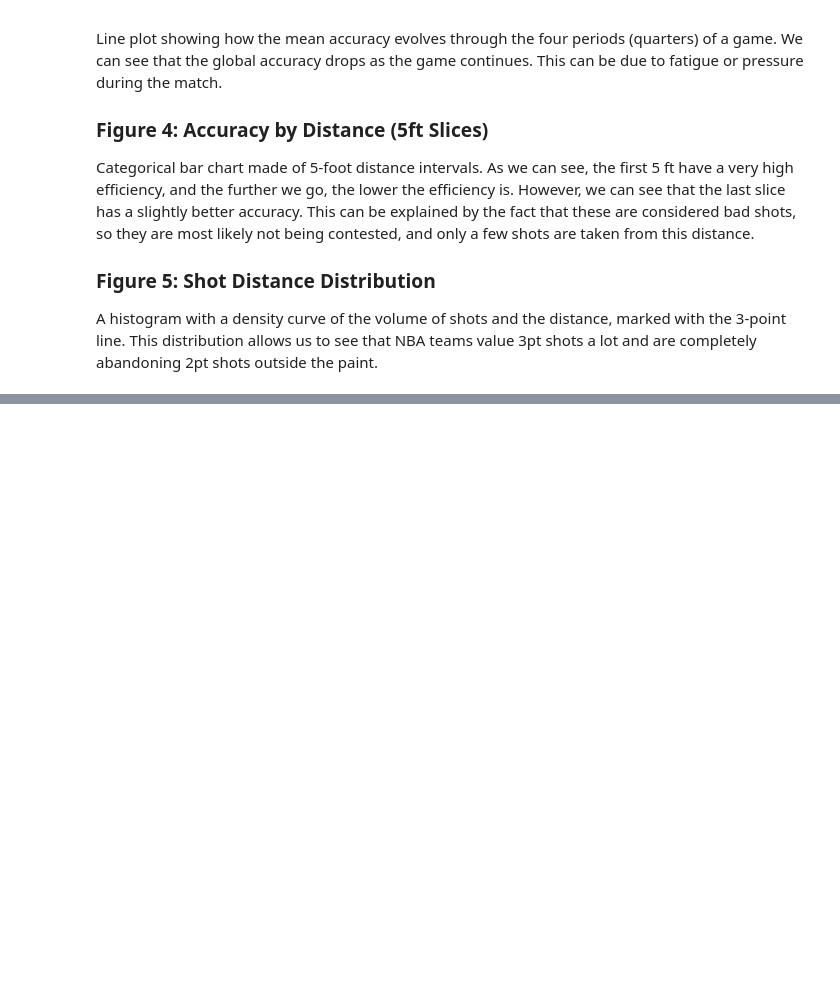
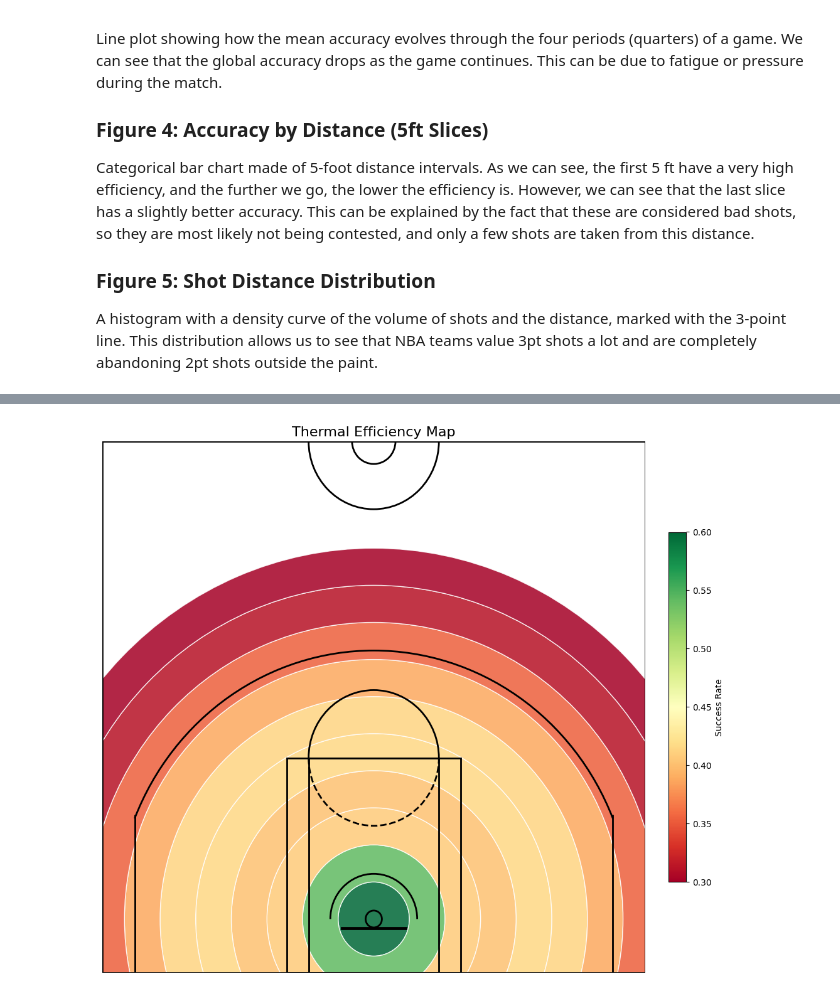
Before and after one commit to Emsamax/intro_data_science, a Jupyter notebook: project2nd_part/Martin_NERON_project2.ipynb, the cells around one changed output, grey strips where cells are left out. Saved outputs shown, nothing was run; the diff lists cells and outputs as text; code cells hidden in the pictures; blank space fills up the shorter version.

```diff
--- a/project2nd_part/Martin_NERON_project2.ipynb
+++ b/project2nd_part/Martin_NERON_project2.ipynb
@@ -306,0 +346,72 @@ plt.show()
+# %%
+# draw court
+
+from matplotlib.patches import Circle, Rectangle, Arc, Wedge
+import matplotlib.cm as cm
+import matplotlib.colors as mcolors
+import numpy as np
+def draw_court_arcs(df, ax=None):
+    if ax is None: ax = plt.gca()
+
+    # 1m = 3.28 foot
+    bin_width_ft = 3.28
+    bins = np.arange(0, 30 + bin_width_ft, bin_width_ft)
+
+    data = df.copy()
+    data['DIST_BIN'] = pd.cut(data['SHOT_DIST'], bins=bins, labels=False)
+    arc_stats = data.groupby('DIST_BIN')['SHOT_RESULT_BIN'].mean().reset_index()
+
+    # Drawing of arc
+    court_boundary = Rectangle((-250, -47.5), 500, 470, transform=ax.transData)
+    cmap = plt.get_cmap('RdYlGn')
+    norm = mcolors.Normalize(vmin=0.30, vmax=0.60)
+    SCALE = 10
+
+    for index, row in arc_stats.iterrows():
+        if pd.isna(row['SHOT_RESULT_BIN']): continue
+        r_inner = (row['DIST_BIN'] * bin_width_ft) * SCALE
+        r_outer = ((row['DIST_BIN'] + 1) * bin_width_ft) * SCALE
+        width = r_outer - r_inner
+        c = cmap(norm(row['SHOT_RESULT_BIN']))
+
+        wedge = Wedge(center=(0, 0), r=r_outer, theta1=0, theta2=360, width=width,
+                      facecolor=c, edgecolor='white', alpha=0.85, zorder=0)
+        wedge.set_clip_path(court_boundary)
+        ax.add_patch(wedge)
+
+    # Legend
+    sm = cm.ScalarMappable(cmap=cmap, norm=norm)
+    sm.set_array([])
+    if not hasattr(ax, 'cbar_added'):
+        cbar = plt.colorbar(sm, ax=ax, fraction=0.03, pad=0.04)
+        cbar.set_label('Success Rate')
+        ax.cbar_added = True
+
+    # Court line
+    court_lines = [
+        Circle((0, 0), radius=7.5, linewidth=2, color='black', fill=False, zorder=10),
+        Rectangle((-30, -7.5), 60, -1, linewidth=2, color='black', zorder=10),
+        Rectangle((-80, -47.5), 160, 190, linewidth=2, color='black', fill=False, zorder=10),
+        Rectangle((-60, -47.5), 120, 190, linewidth=2, color='black', fill=False, zorder=10),
+        Arc((0, 142.5), 120, 120, theta1=0, theta2=180, linewidth=2, color='black', fill=False, zorder=10),
+        Arc((0, 142.5), 120, 120, theta1=180, theta2=0, linewidth=2, color='black', linestyle='dashed', zorder=10),
+        Arc((0, 0), 80, 80, theta1=0, theta2=180, linewidth=2, color='black', zorder=10),
+        Rectangle((-220, -47.5), 0, 140, linewidth=2, color='black', zorder=10),
+        Rectangle((220, -47.5), 0, 140, linewidth=2, color='black', zorder=10),
+        Arc((0, 0), 475, 475, theta1=22, theta2=158, linewidth=2, color='black', zorder=10),
+        Arc((0, 422.5), 120, 120, theta1=180, theta2=0, linewidth=2, color='black', zorder=10),
+        Arc((0, 422.5), 40, 40, theta1=180, theta2=0, linewidth=2, color='black', zorder=10),
+        Rectangle((-250, -47.5), 500, 470, linewidth=2, color='black', fill=False, zorder=10)
+    ]
+    for line in court_lines: ax.add_patch(line)
+
+    ax.set_xlim(-250, 250)
+    ax.set_ylim(-47.5, 422.5)
+    ax.axis('off')
+
+plt.figure(figsize=(12, 11))
+draw_court_arcs(df_analysis)
+plt.title("Thermal Efficiency Map", fontsize=16)
+plt.show()
+# %% [output]
+[figure, added]
```
Also changed, not shown: parts of 3 cells of this notebook.
